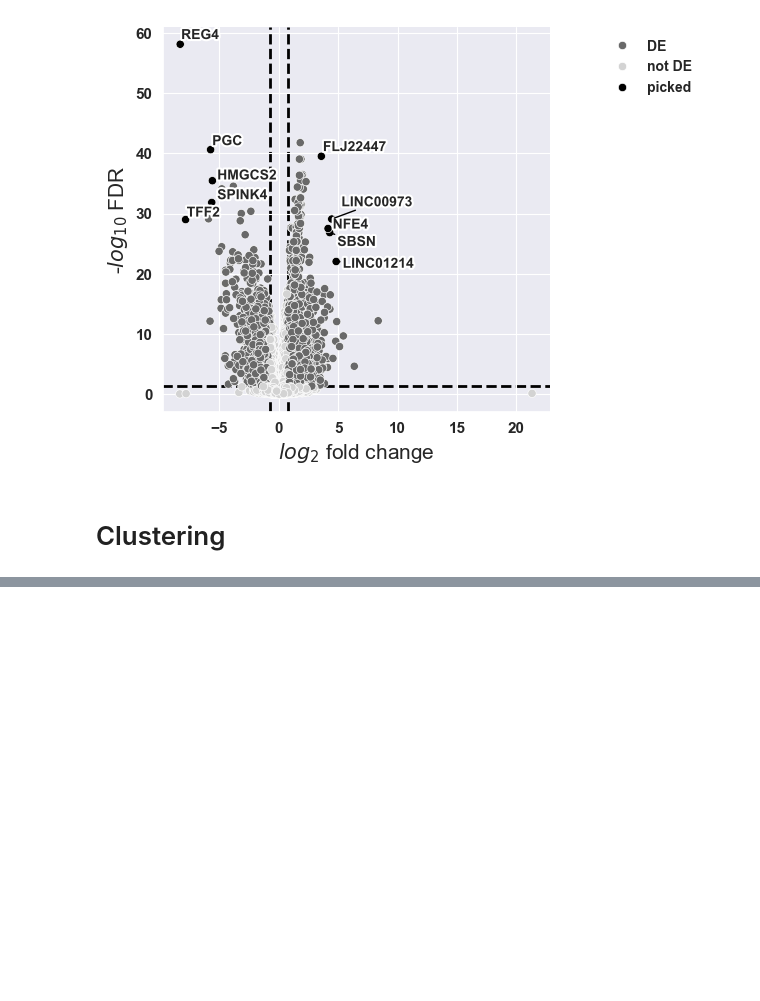
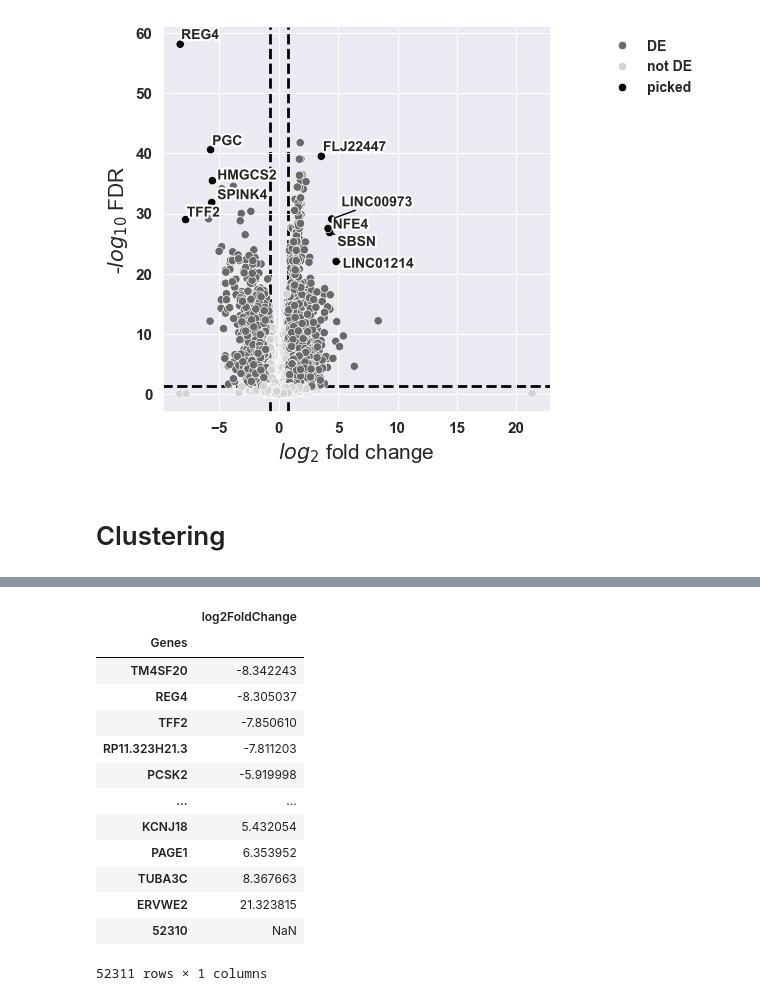
Before and after one commit to ketamine-juice/Extra-o, a Jupyter notebook: python/test.ipynb, the cells around one changed output, grey strips where cells are left out. Cells and saved outputs as stored; diff of their text form; code cells hidden in the pictures; blank space fills up the shorter version.

```diff
--- a/python/test.ipynb
+++ b/python/test.ipynb
@@ -484,0 +497,21 @@ volcano(rdf_copy, symbol='Symbol')
+# %%
+res_ord = rdf.sort_values(by='log2FoldChange').log2FoldChange.to_frame(name='log2FoldChange')
+
+obs = dds.obs
+
+res_ord.loc[len(res_ord)] = obs.T.iloc[:, 0]
+# %% [output]
+|  | log2FoldChange |
+| Genes |  |
+| TM4SF20 | -8.342243 |
+| REG4 | -8.305037 |
+| TFF2 | -7.850610 |
+| RP11.323H21.3 | -7.811203 |
+| PCSK2 | -5.919998 |
+| ... | ... |
+| KCNJ18 | 5.432054 |
+| PAGE1 | 6.353952 |
+| TUBA3C | 8.367663 |
+| ERVWE2 | 21.323815 |
+| 52310 | NaN |
+52311 rows × 1 columns
```
Also changed, not shown: parts of 2 cells of this notebook, 1 other file.
